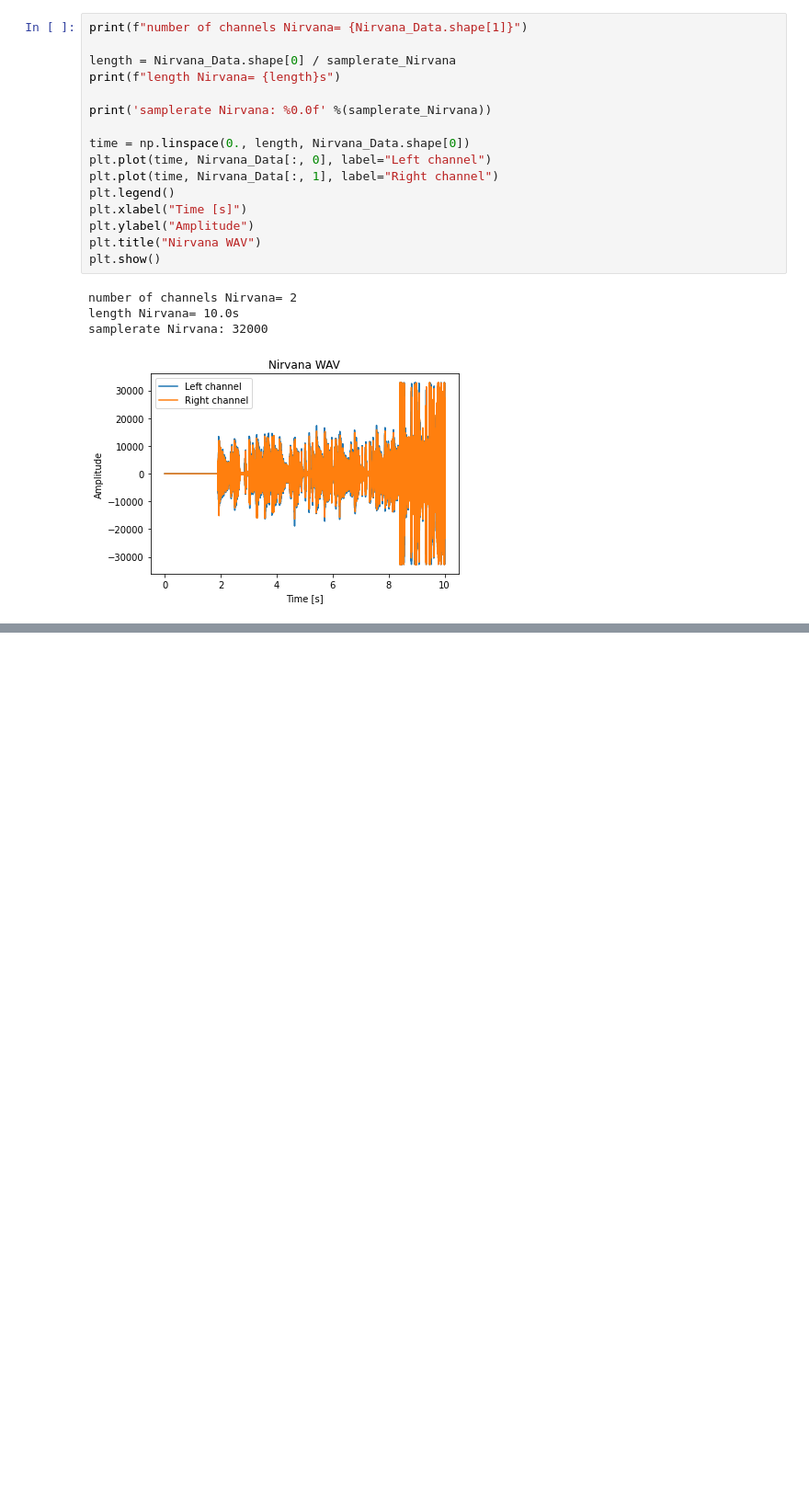
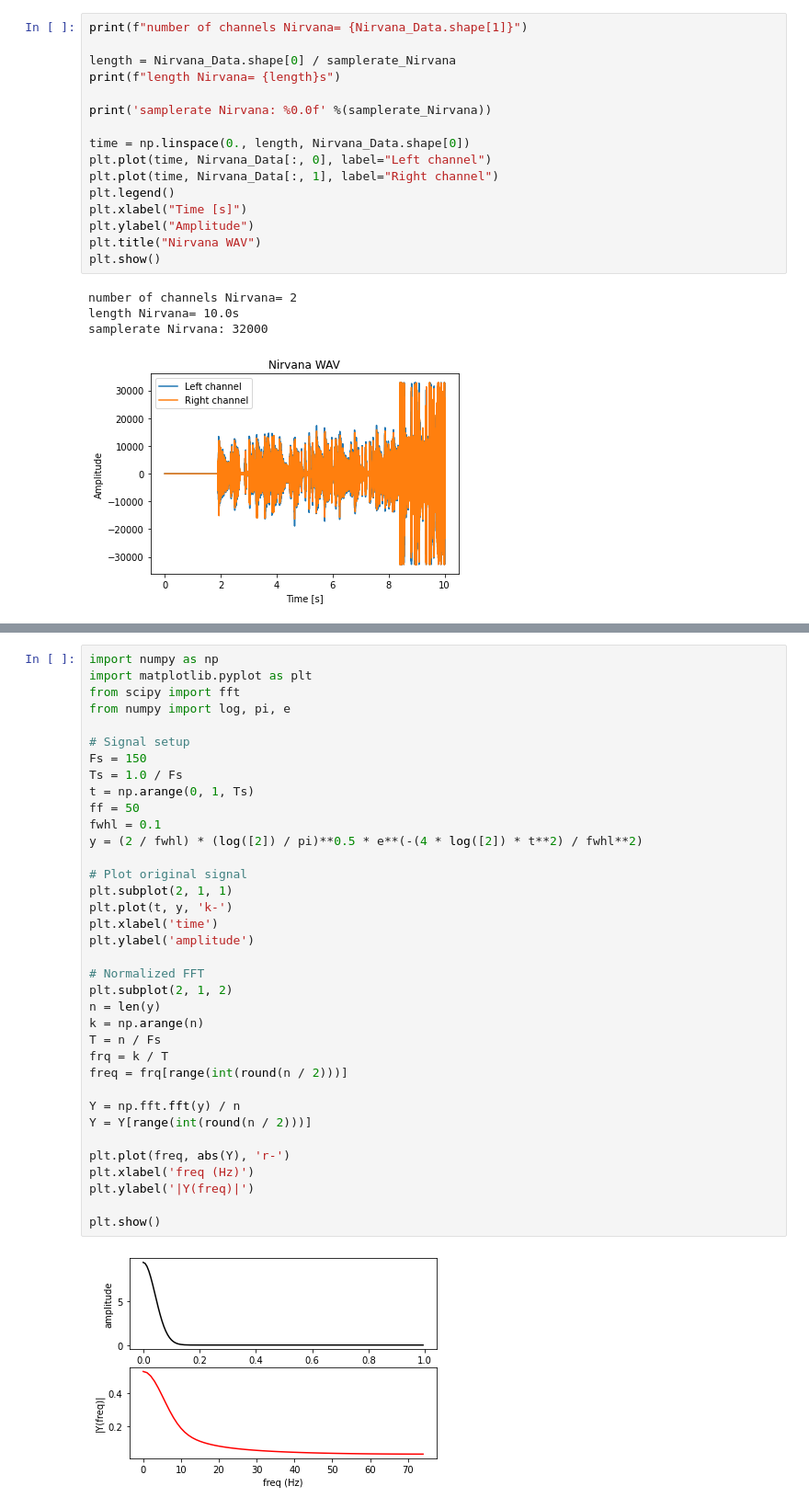
Before and after one commit to capajaro/DSP_Project, a Jupyter notebook: Proyecto_Final_DSP_UN.ipynb, the cells around one changed output, grey strips where cells are left out. Shown at 92% size. Drawn from its saved outputs; the diff is of its cells as text; blank space fills up the shorter version.

```diff
--- a/Proyecto_Final_DSP_UN.ipynb
+++ b/Proyecto_Final_DSP_UN.ipynb
@@ -93,3 +157,41 @@ Metallica_Data.head()
+# %%
+import numpy as np
+import matplotlib.pyplot as plt
+from scipy import fft
+from numpy import log, pi, e
+
+# Signal setup
+Fs = 150
+Ts = 1.0 / Fs
+t = np.arange(0, 1, Ts)
+ff = 50
+fwhl = 0.1
+y = (2 / fwhl) * (log([2]) / pi)**0.5 * e**(-(4 * log([2]) * t**2) / fwhl**2)
+
+# Plot original signal
+plt.subplot(2, 1, 1)
+plt.plot(t, y, 'k-')
+plt.xlabel('time')
+plt.ylabel('amplitude')
+
+# Normalized FFT
+plt.subplot(2, 1, 2)
+n = len(y)
+k = np.arange(n)
+T = n / Fs
+frq = k / T
+freq = frq[range(int(round(n / 2)))]
+
+Y = np.fft.fft(y) / n
+Y = Y[range(int(round(n / 2)))]
+
+plt.plot(freq, abs(Y), 'r-')
+plt.xlabel('freq (Hz)')
+plt.ylabel('|Y(freq)|')
+
+plt.show()
+# %% [output]
+[figure, added]
 # %%
 
 #%%
```
Also changed, not shown: parts of 13 cells of this notebook.
